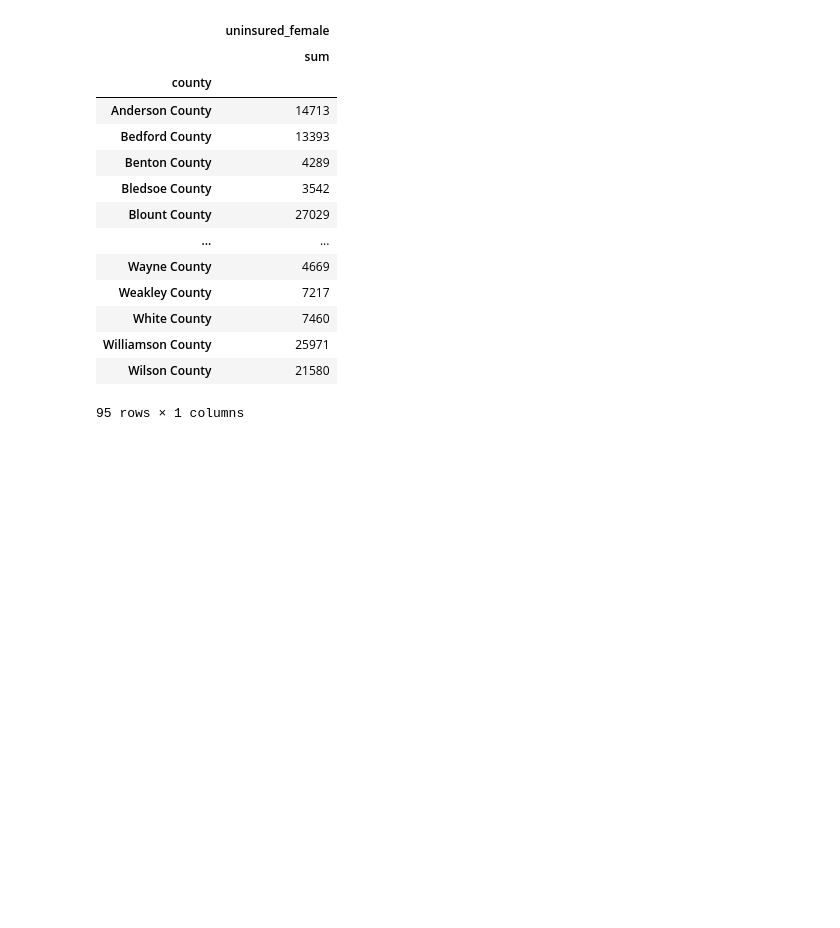
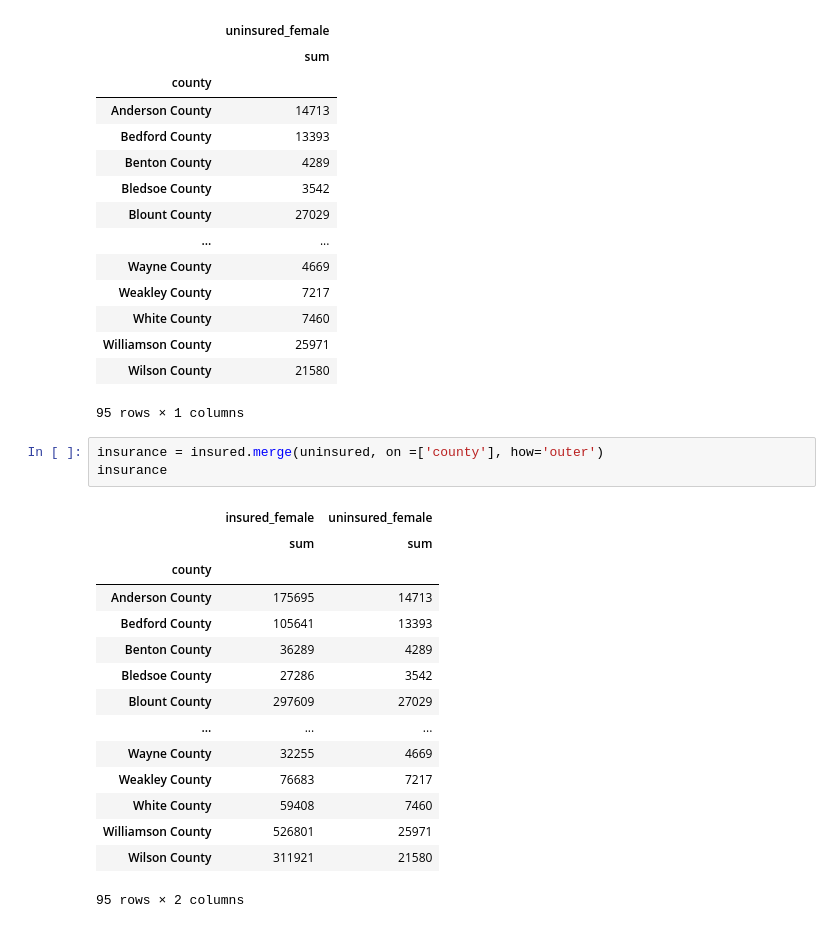
Before and after one commit to tigerbelle07/Capstone, a Jupyter notebook: notebooks/BC_Cap_v2.ipynb, the cells around one changed output. Saved outputs shown, nothing was run; the diff lists cells and outputs as text; blank space fills up the shorter version.

```diff
--- a/notebooks/BC_Cap_v2.ipynb
+++ b/notebooks/BC_Cap_v2.ipynb
@@ -171,3 +171,22 @@ uninsured
 | Williamson County | 25971 |
 | Wilson County | 21580 |
 95 rows × 1 columns
+# %%
+insurance = insured.merge(uninsured, on =['county'], how='outer')
+insurance
+# %% [output]
+|  | insured_female | uninsured_female |
+|  | sum | sum |
+| county |  |  |
+| Anderson County | 175695 | 14713 |
+| Bedford County | 105641 | 13393 |
+| Benton County | 36289 | 4289 |
+| Bledsoe County | 27286 | 3542 |
+| Blount County | 297609 | 27029 |
+| ... | ... | ... |
+| Wayne County | 32255 | 4669 |
+| Weakley County | 76683 | 7217 |
+| White County | 59408 | 7460 |
+| Williamson County | 526801 | 25971 |
+| Wilson County | 311921 | 21580 |
+95 rows × 2 columns
```
